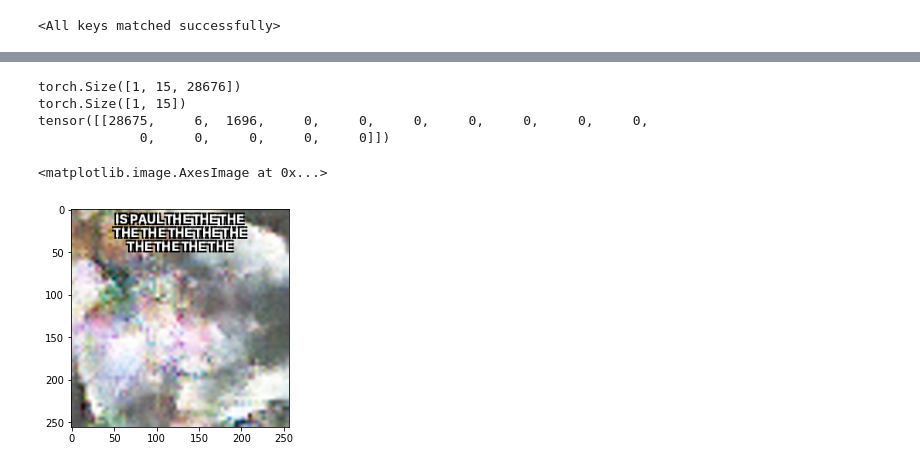
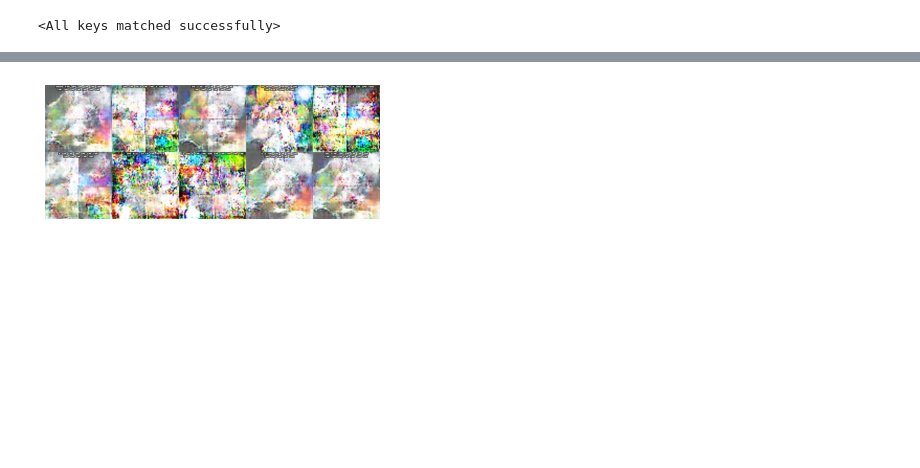
Before and after one commit to schlagercollin/generative-memes, a Jupyter notebook: infer.ipynb, the cells around one changed output, grey strips where cells are left out. Cells and saved outputs as stored; diff of their text form; code cells hidden in the pictures; blank space fills up the shorter version.

Commit message:
Create stacked figure

```diff
--- a/infer.ipynb
+++ b/infer.ipynb
@@ -89,24 +112,24 @@ DecoderRNN(
 # %%
 from infer_full import create_meme
 
 memes_to_generate = 10
+memes = []
 for _ in range(memes_to_generate):
     meme = create_meme(
         encoder=encoder,
         decoder=decoder,
         generator=generator,
         data_loader=data_loader,
         device=device,
         dataset=dataset
     )
+    memes.append(np.array(meme))
 
-    plt.imshow(np.asarray(meme))
-
+stacked_memes_1 = np.concatenate(memes[:memes_to_generate//2], axis=1)
+stacked_memes_2 = np.concatenate(memes[memes_to_generate//2:], axis=1)
+memes = np.concatenate([stacked_memes_1, stacked_memes_2], axis=0)
+plt.axis('off')
+plt.imshow(np.asarray(memes), interpolation=None)
 plt.show()
 # %% [output]
-torch.Size([1, 15, 28676])
-torch.Size([1, 15])
-tensor([[28675,     6,  1696,     0,     0,     0,     0,     0,     0,     0,
-             0,     0,     0,     0,     0]])
-<matplotlib.image.AxesImage at 0x...>
-[figure, old version]
+[figure, new version]
```
Also changed, not shown: parts of 4 cells of this notebook, 1 other file.
